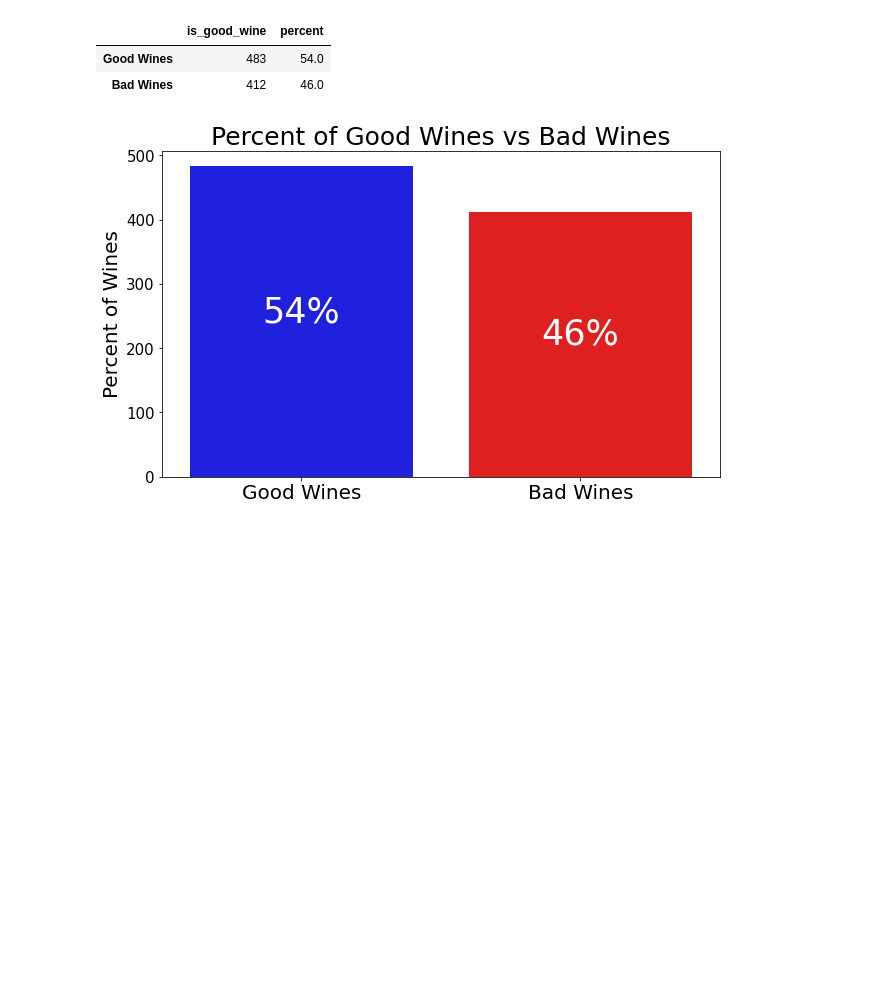
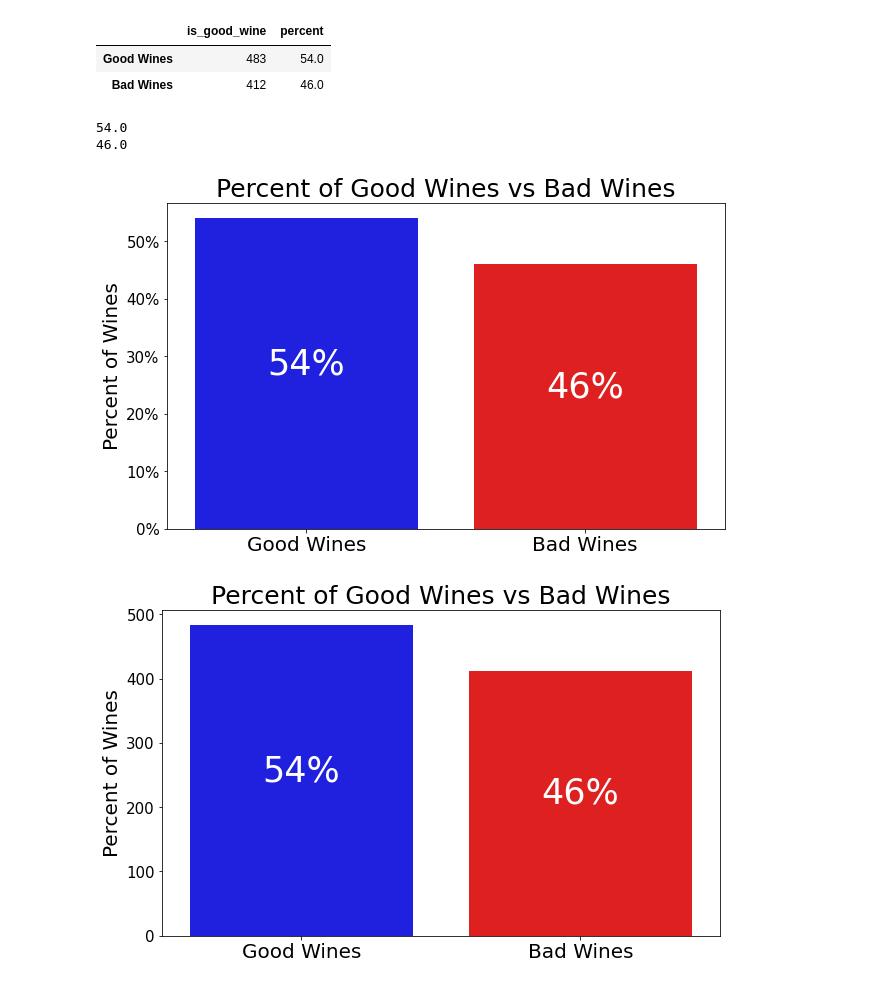
Before and after one commit to SamuelD-Data/red_wine_quality, a Jupyter notebook: red_wine_notebook.ipynb, the cells around one changed output. Drawn from its saved outputs; the diff is of its cells as text; code cells hidden in the pictures; blank space fills up the shorter version.

Commit message:
created alternate bar plot for wine type percents which reflects % in y axis via PercentFormatter module necessitated alternate format setting for annotations

```diff
--- a/red_wine_notebook.ipynb
+++ b/red_wine_notebook.ipynb
@@ -156,6 +157,33 @@ wine_quality_counts
 |  | is_good_wine | percent |
 | Good Wines | 483 | 54.0 |
 | Bad Wines | 412 | 46.0 |
+# %%
+for p in ax.patches:
+    height = p.get_height()
+    print(height)
+# %% [output]
+54.0
+46.0
+# %%
+# creating plot
+plt.figure(figsize=(10, 6))
+ax = sns.barplot(data = wine_quality_counts, x = wine_quality_counts.index, y='percent', palette = ['blue', 'red'])
+plt.xticks(fontsize = 20)
+plt.yticks(fontsize = 15)
+plt.ylabel('Percent of Wines', fontsize = 20)
+plt.title('Percent of Good Wines vs Bad Wines', fontsize = 25)
+ax.yaxis.set_major_formatter(mtick.PercentFormatter())
+
+# adding % value to middle of each column
+total = len(train)
+for p in ax.patches:
+    height = p.get_height()
+    ax.text(p.get_x() + p.get_width() / 2, height / 2 , '{:g}%'.format((height)),
+            fontsize=35, ha = "center", color = 'white')
+
+plt.show()
+# %% [output]
+[figure, added]
 # %%
 import matplotlib.ticker as mtick
 
```
Also changed, not shown: parts of 2 cells of this notebook.
